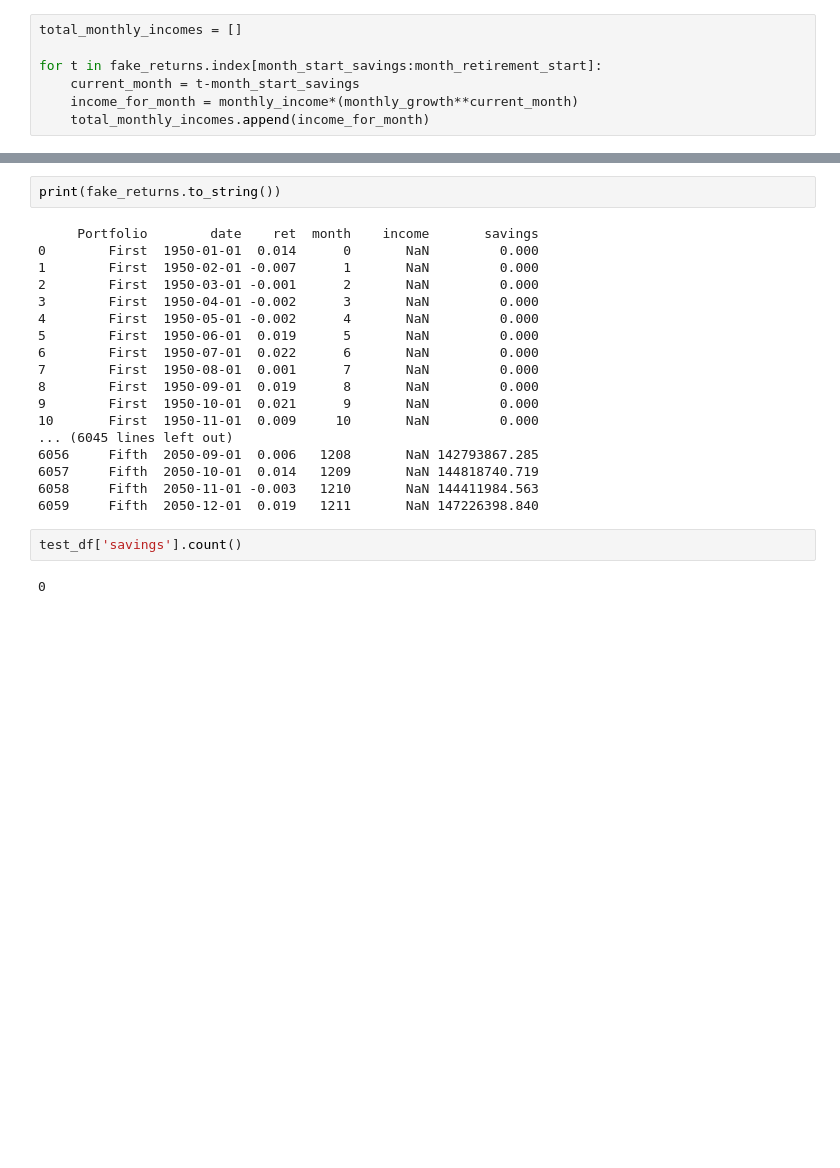
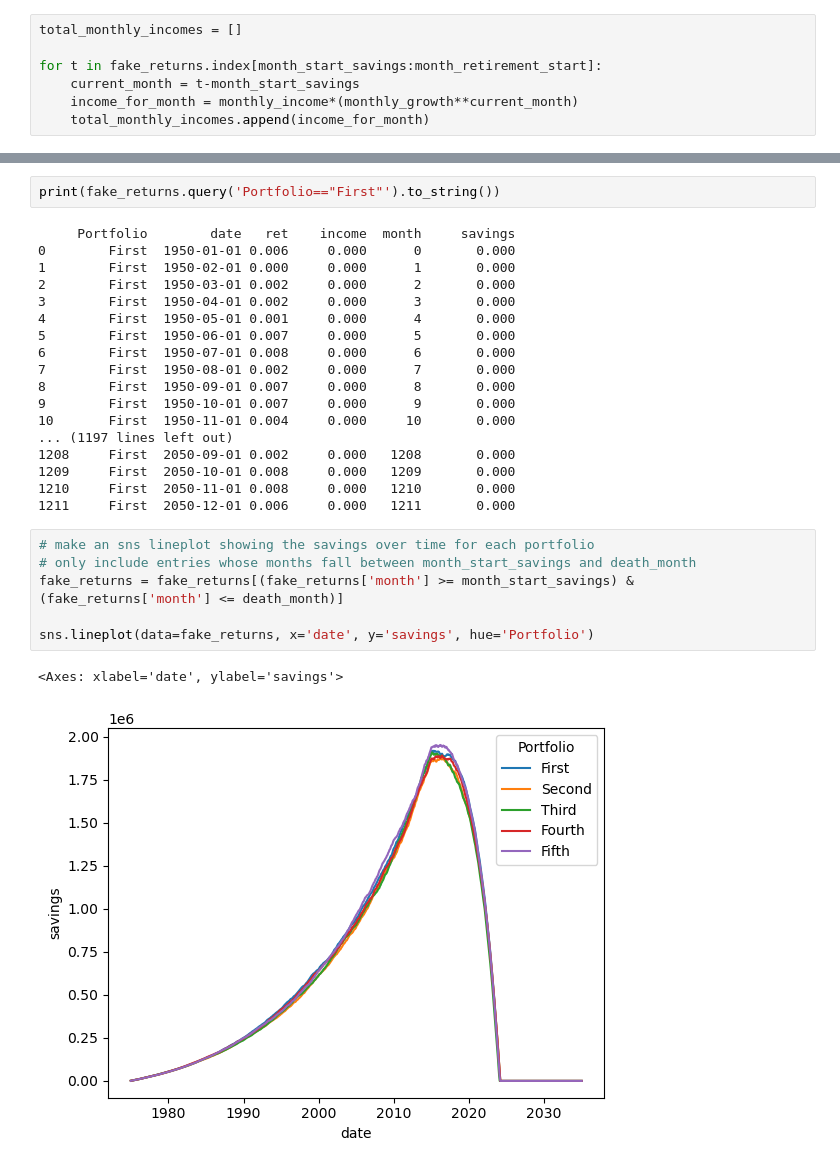
Before and after one commit to justinreed23/Older-Smarter-Richer, a Jupyter notebook: dev/creatingStuff.ipynb, the cells around one changed output, grey strips where cells are left out. Drawn from its saved outputs; the diff is of its cells as text; blank space fills up the shorter version.

```diff
--- a/dev/creatingStuff.ipynb
+++ b/dev/creatingStuff.ipynb
@@ -146,24 +162,29 @@ fake_returns.iloc[month_start_savings:month_retirement_start]
 # %%
-print(fake_returns.to_string())
+print(fake_returns.query('Portfolio=="First"').to_string())
 # %% [output]
-     Portfolio        date    ret  month    income       savings
-0        First  1950-01-01  0.014      0       NaN         0.000
-1        First  1950-02-01 -0.007      1       NaN         0.000
-2        First  1950-03-01 -0.001      2       NaN         0.000
-3        First  1950-04-01 -0.002      3       NaN         0.000
-4        First  1950-05-01 -0.002      4       NaN         0.000
-5        First  1950-06-01  0.019      5       NaN         0.000
-6        First  1950-07-01  0.022      6       NaN         0.000
-7        First  1950-08-01  0.001      7       NaN         0.000
-8        First  1950-09-01  0.019      8       NaN         0.000
-9        First  1950-10-01  0.021      9       NaN         0.000
-10       First  1950-11-01  0.009     10       NaN         0.000
-... (6045 lines left out)
-6056     Fifth  2050-09-01  0.006   1208       NaN 142793867.285
-6057     Fifth  2050-10-01  0.014   1209       NaN 144818740.719
-6058     Fifth  2050-11-01 -0.003   1210       NaN 144411984.563
-6059     Fifth  2050-12-01  0.019   1211       NaN 147226398.840
+     Portfolio        date   ret    income  month     savings
+0        First  1950-01-01 0.006     0.000      0       0.000
+1        First  1950-02-01 0.000     0.000      1       0.000
+2        First  1950-03-01 0.002     0.000      2       0.000
+3        First  1950-04-01 0.002     0.000      3       0.000
+4        First  1950-05-01 0.001     0.000      4       0.000
+5        First  1950-06-01 0.007     0.000      5       0.000
+6        First  1950-07-01 0.008     0.000      6       0.000
+7        First  1950-08-01 0.002     0.000      7       0.000
+8        First  1950-09-01 0.007     0.000      8       0.000
+9        First  1950-10-01 0.007     0.000      9       0.000
+10       First  1950-11-01 0.004     0.000     10       0.000
+... (1197 lines left out)
+1208     First  2050-09-01 0.002     0.000   1208       0.000
+1209     First  2050-10-01 0.008     0.000   1209       0.000
+1210     First  2050-11-01 0.008     0.000   1210       0.000
+1211     First  2050-12-01 0.006     0.000   1211       0.000
-# %%
-test_df['savings'].count()
-# %% [output]
-0
+# %%
+# make an sns lineplot showing the savings over time for each portfolio
+# only include entries whose months fall between month_start_savings and death_month
+fake_returns = fake_returns[(fake_returns['month'] >= month_start_savings) & (fake_returns['month'] <= death_month)]
+
+sns.lineplot(data=fake_returns, x='date', y='savings', hue='Portfolio')
+# %% [output]
+<Axes: xlabel='date', ylabel='savings'>
+[figure, added]
```
Also changed, not shown: parts of 9 cells of this notebook, 2 other files.
